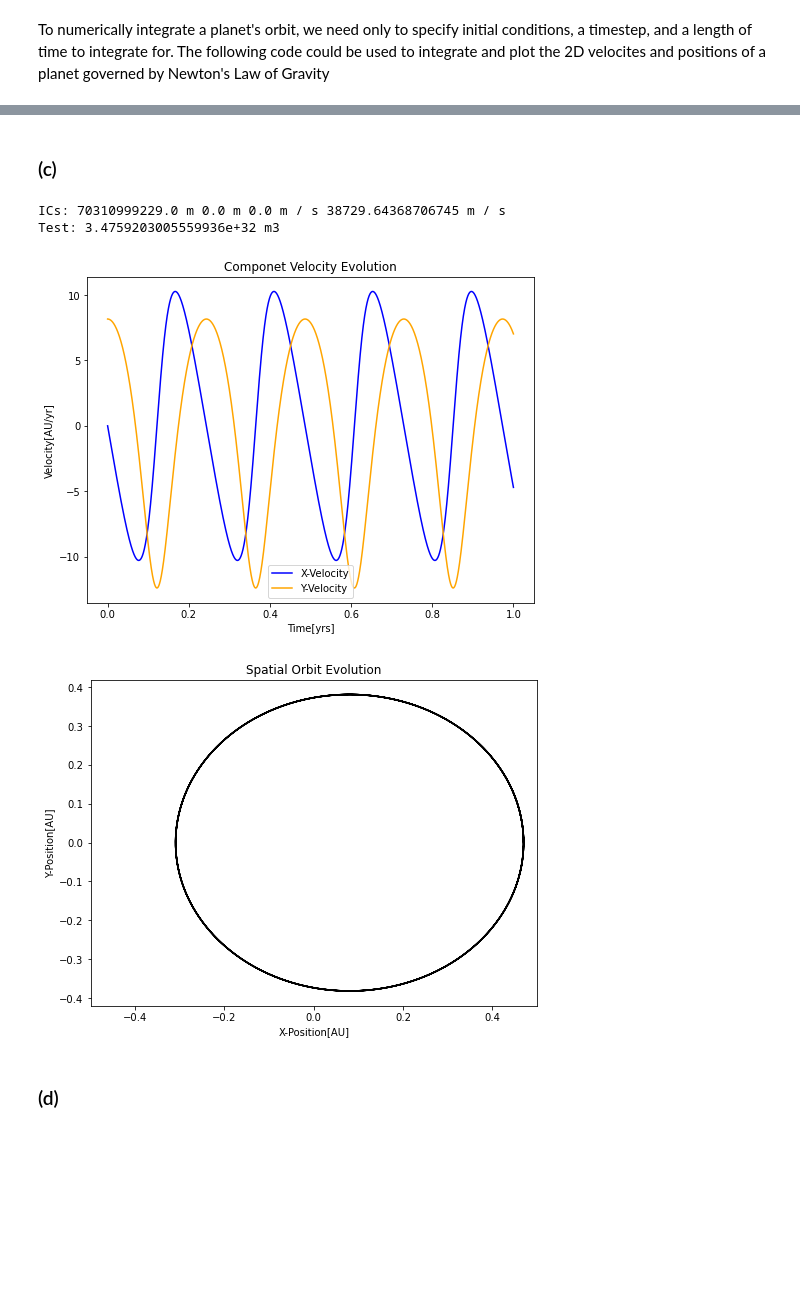
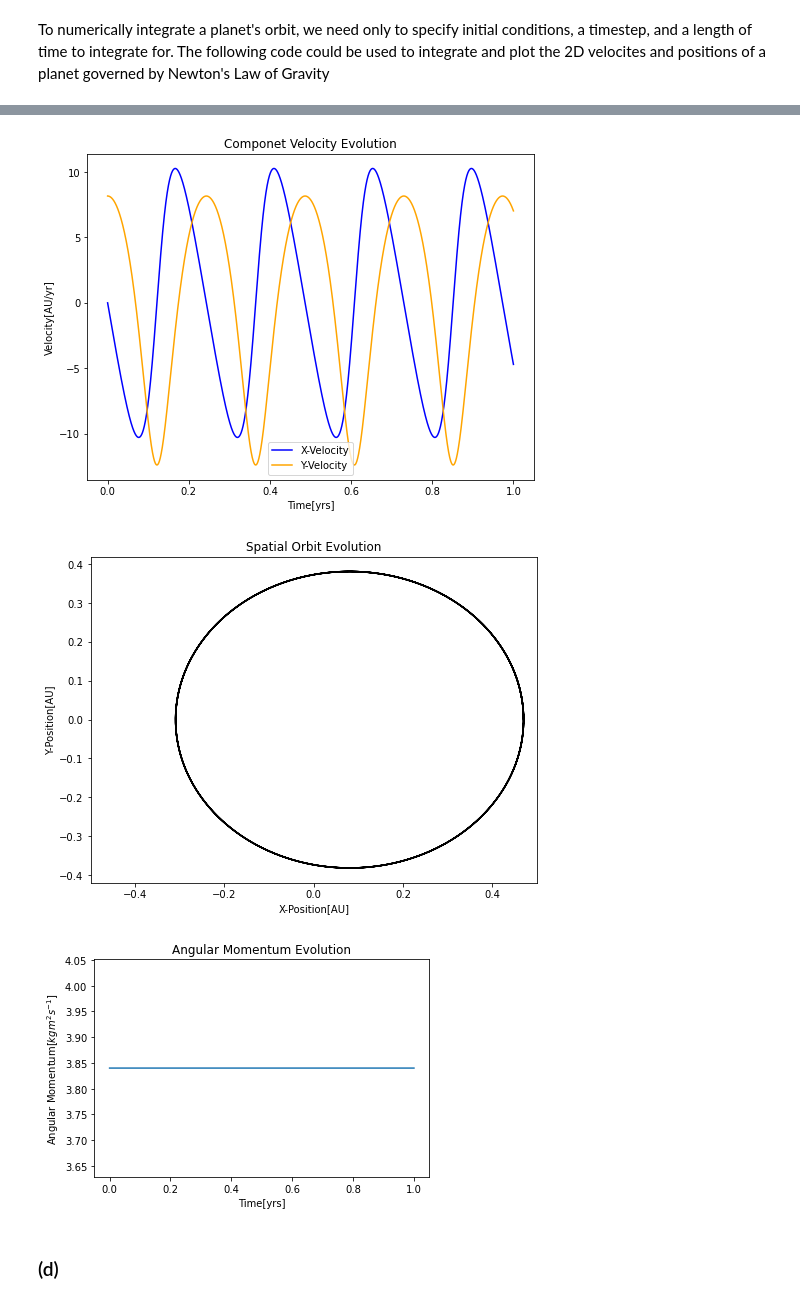
Before and after one commit to npavanel/PHY407-Computational-Physics, a Jupyter notebook: PHY407_Lab1_Q1_Q3.ipynb, the cells around one changed output, grey strips where cells are left out. Drawn from its saved outputs; the diff is of its cells as text; code cells hidden in the pictures; blank space fills up the shorter version.

```diff
--- a/PHY407_Lab1_Q1_Q3.ipynb
+++ b/PHY407_Lab1_Q1_Q3.ipynb
@@ -59,51 +27,3 @@ plt.close()"""
-# %% [markdown]
-### (c)
-# %%
-#specify initial conditions as the first entry in the lists that will hold all orbital information
-x=[(0.47*u.au).to(u.m)]
-y=[(0.0*u.au).to(u.m)]
-vx=[(0.0*u.au/u.yr).to(u.m/u.s)]
-vy=[(8.17*u.au/u.yr).to(u.m/u.s)]
-print('ICs:',x[0],y[0],vx[0],vy[0])
-print('Test:',(np.sqrt(x[0]**2 + y[0]**2))**3)
-Ms=c.M_sun
-#specify timestep(dt) and total time(T)
-dt=0.0001*u.yr
-T=1*u.yr
-#determine the number of steps that an integration time of dt will require to reach a total time T
-ns=int(T/dt) + 1 #+1 to include the zero timestep
-#specify the time domain
-t=np.linspace(0,T,ns)
-#loop the number of timesteps dt needed to reach total time T.
-for i in range(ns):
-    vx.append(vx[i]-((c.G*Ms*x[i])/(np.sqrt(x[i]**2 + y[i]**2))**3)*dt)
-    vy.append(vy[i]-((c.G*Ms*y[i])/(np.sqrt(x[i]**2 + y[i]**2))**3)*dt)
-    x.append(x[i]+vx[i+1]*dt)
-    y.append(y[i]+vy[i+1]*dt)
-# %% [output]
-ICs: 70310999229.0 m 0.0 m 0.0 m / s 38729.64368706745 m / s
-Test: 3.4759203005559936e+32 m3
-# %%
-#specify initial conditions as the first entry in the lists that will hold all orbital information
-x=[7.0310999*10**10]
-y=[0]
-vx=[0]
-vy=[38729.644]
-Ms=1.9884099*10**30
-G=6.6743*10**(-11)
-#specify timestep(dt) and total time(T)
-dt=0.0001
-T=1
-#determine the number of steps that an integration time of dt will require to reach a total time T
-ns=int(T/dt) + 1 #+1 to include the zero timestep
-#specify the time domain
-t=np.linspace(0,T,ns)
-#loop the number of timesteps dt needed to reach total time T.
-for i in range(ns-1):
-    vx.append(vx[i]-((G*Ms*x[i]*dt)/(np.sqrt(x[i]**2 + y[i]**2))**3))
-    vy.append(vy[i]-((G*Ms*y[i]*dt)/(np.sqrt(x[i]**2 + y[i]**2))**3))
-    x.append(x[i]+vx[i+1]*dt)
-    y.append(y[i]+vy[i+1]*dt)
 # %%
 #specify initial conditions as the first entry in the lists that will hold all orbital information
 x=np.zeros(len(t))
@@ -129,29 +49,52 @@ for i in range(ns-1):
     vy[i+1]=(vy[i]-((G*Ms*y[i]*dt)/(np.sqrt(x[i]**2 + y[i]**2))**3))
     x[i+1]=(x[i]+vx[i+1]*dt)
     y[i+1]=(y[i]+vy[i+1]*dt)
+# %%
+#I manually checked the angular momentum (L=rxp) is conserved over time
+r=[]
+v=[]
+#create lists of r and v in component form. ieL r=[[x(t[0]),y(t[0])], [x(t[1]),y(t[1])], ...]
+for i in range(len(x)):
+    r.append([x[i],y[i]])
+    v.append([vx[i],vy[i]])\
+#compute L-evolution by taking the cross product of r and v for each timestep
+L=[]
+for i in range(len(r)):
+    L.append(np.cross(r[i],v[i]))
+#round L to 2 decimal places for sensible plotting
+for i in range(len(L)):
+    L[i]=np.around(L[i],2)
 # %%
 #plot a figure for velocity component evolution
 plt.figure(figsize=[8,6])
 plt.plot(t,vx,color='blue',label='X-Velocity')
 plt.plot(t,vy,color='orange',label='Y-Velocity')
 plt.xlabel('Time[yrs]')
 plt.ylabel('Velocity[AU/yr]')
 plt.title('Componet Velocity Evolution')
 plt.legend()
 plt.show()
 plt.close()
 #plot a figure for spatial evolution
 plt.figure(figsize=[8,6])
 plt.plot(x,y,color='black')
 plt.xlabel('X-Position[AU]')
 plt.ylabel('Y-Position[AU]')
 plt.title('Spatial Orbit Evolution')
-#plt.xlim([-0.5,0.5])
+plt.xlim([-0.5,0.5])
 plt.show()
 plt.close()
+#plot a figure that shows angular momentum evolution
+plt.plot(t,L)
+plt.xlabel('Time[yrs]')
+plt.ylabel('Angular Momentum[$kg m^{2} s^{-1}$]')
+plt.title('Angular Momentum Evolution')
+plt.show()
+plt.close()
 # %% [output]
 [figure]
 [figure]
+[figure, added]
 # %% [markdown]
 ### (d)
 # %%
```
Also changed, not shown: parts of 12 cells of this notebook.
